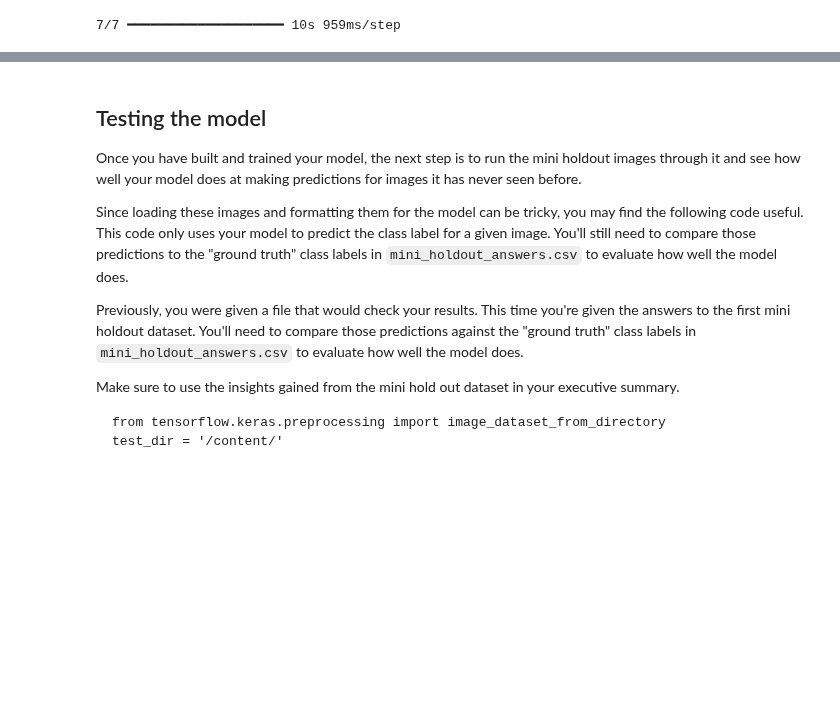
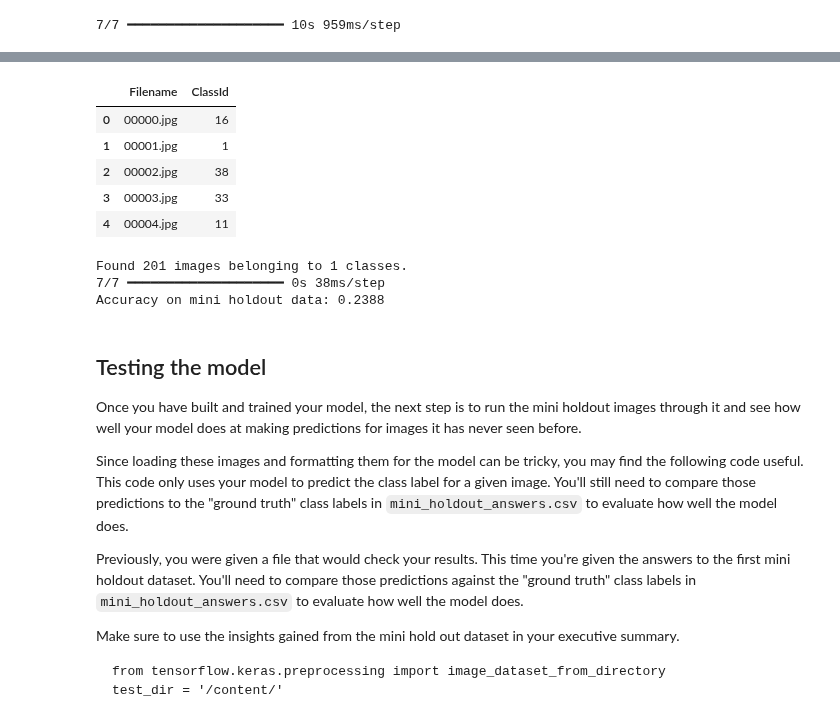
Before and after one commit to MarshallPotts/CSE450-Machine-Learning, a Jupyter notebook: module5_resnet50.ipynb, the cells around one changed output, grey strips where cells are left out. Saved outputs shown, nothing was run; the diff lists cells and outputs as text; code cells hidden in the pictures; blank space fills up the shorter version.

```diff
--- a/module5_resnet50.ipynb
+++ b/module5_resnet50.ipynb
@@ -221,3 +205,49 @@ Found 201 images belonging to 1 classes.
+# %%
+import pandas as pd
+import matplotlib.pyplot as plt
+import numpy as np
+
+# Load the mini holdout answers
+answers_df = pd.read_csv('/content/mini_holdout_answers.csv')
+answers_df.head()
+# %% [output]
+|  | Filename | ClassId |
+| 0 | 00000.jpg | 16 |
+| 1 | 00001.jpg | 1 |
+| 2 | 00002.jpg | 38 |
+| 3 | 00003.jpg | 33 |
+| 4 | 00004.jpg | 11 |
+# %%
+
+correct_labels = answers_df['ClassId'].values
+
+# Make predictions on the mini holdout data
+test_dir = '/content/'
+image_size = (100, 100)
+
+test_datagen = ImageDataGenerator(rescale=1./255)
+
+test_generator = test_datagen.flow_from_directory(
+    test_dir,
+    classes=['mini_holdout'],
+    target_size=image_size,
+    class_mode='sparse',
+    shuffle=False
+)
+
+probabilities = model.predict(test_generator)
+predictions = [np.argmax(probas) for probas in probabilities]
+
+
+
+# Calculate and display accuracy
+correct_count = sum(1 for i in range(len(predictions)) if predictions[i] == correct_labels[i])
+accuracy = correct_count / len(predictions)
+print(f"Accuracy on mini holdout data: {accuracy:.4f}")
+# %% [output]
+Found 201 images belonging to 1 classes.
+7/7 ━━━━━━━━━━━━━━━━━━━━ 0s 38ms/step
+Accuracy on mini holdout data: 0.2388
 # %% [markdown]
 ## Testing the model
 Once you have built and trained your model, the next step is to run the mini holdout images through it and see how well your model does at making predictions for images it has never seen before.
```
Also changed, not shown: parts of 1 cell of this notebook.
